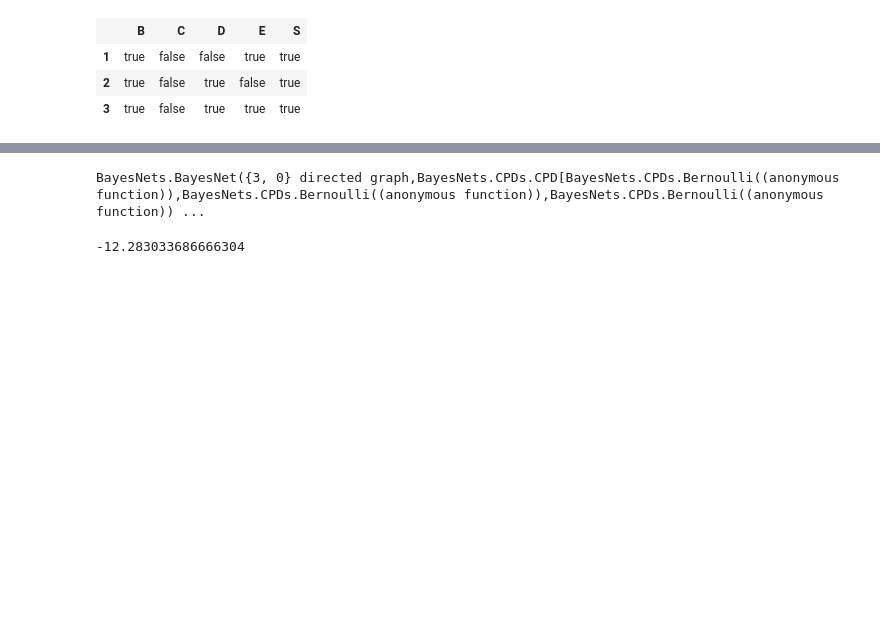
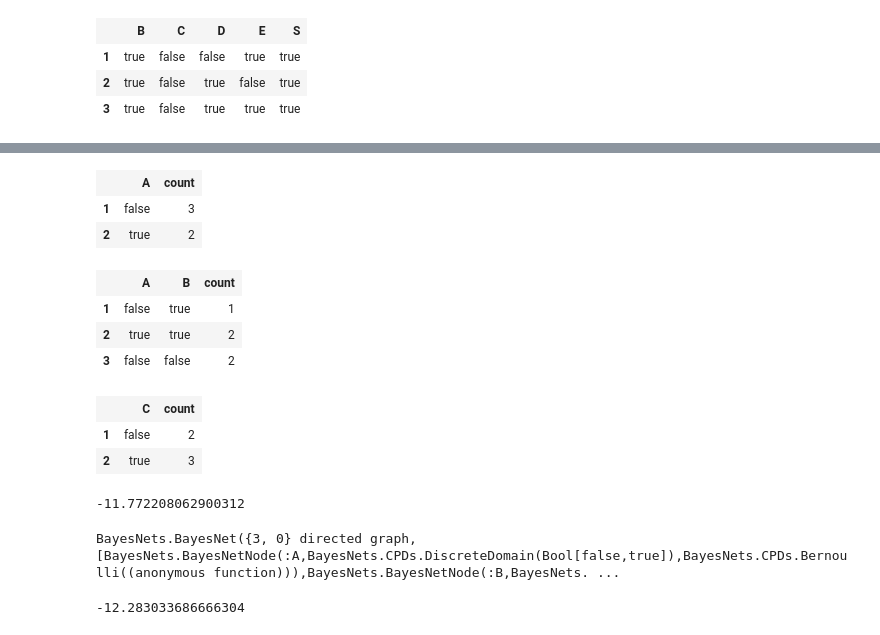
Before and after one commit to sisl/BayesNets.jl, a Jupyter notebook: doc/BayesNets.ipynb, the cells around one changed output, grey strips where cells are left out. Cells and saved outputs as stored; diff of their text form; code cells hidden in the pictures; blank space fills up the shorter version.

```diff
--- a/doc/BayesNets.ipynb
+++ b/doc/BayesNets.ipynb
@@ -156,8 +188,25 @@ logBayesScore(b, d)
+# %%
+count(bn, d) # extract the number of times assignments occur for each variable
+# %% [output]
+|  | A | count |
+| 1 | false | 3 |
+| 2 | true | 2 |
+|  | A | B | count |
+| 1 | false | true | 1 |
+| 2 | true | true | 2 |
+| 3 | false | false | 2 |
+|  | C | count |
+| 1 | false | 2 |
+| 2 | true | 3 |
+# %%
+log_bayes_score(bn, d) # compute the log Bayesian score for the Bayesian Network on a dataset
+# %% [output]
+-11.772208062900312
 # %%
-b = BayesNet([:A, :B, :C])
+bn = BayesNet([:A, :B, :C])
 # %% [output]
-BayesNets.BayesNet({3, 0} directed graph,BayesNets.CPDs.CPD[BayesNets.CPDs.Bernoulli((anonymous function)),BayesNets.CPDs.Bernoulli((anonymous function)),BayesNets.CPDs.Bernoulli((anonymous function)) ...
+BayesNets.BayesNet({3, 0} directed graph,[BayesNets.BayesNetNode(:A,BayesNets.CPDs.DiscreteDomain(Bool[false,true]),BayesNets.CPDs.Bernoulli((anonymous function))),BayesNets.BayesNetNode(:B,BayesNets. ...
-# %%
-logBayesScore(b, d)
-# %% [output]
--12.283033686666304
+# %%
+log_bayes_score(bn, d) # poor structures will produce lower Bayesian scores
+# %% [output]
+-12.283033686666304
```
Also changed, not shown: parts of 41 cells of this notebook, 10 other files.
